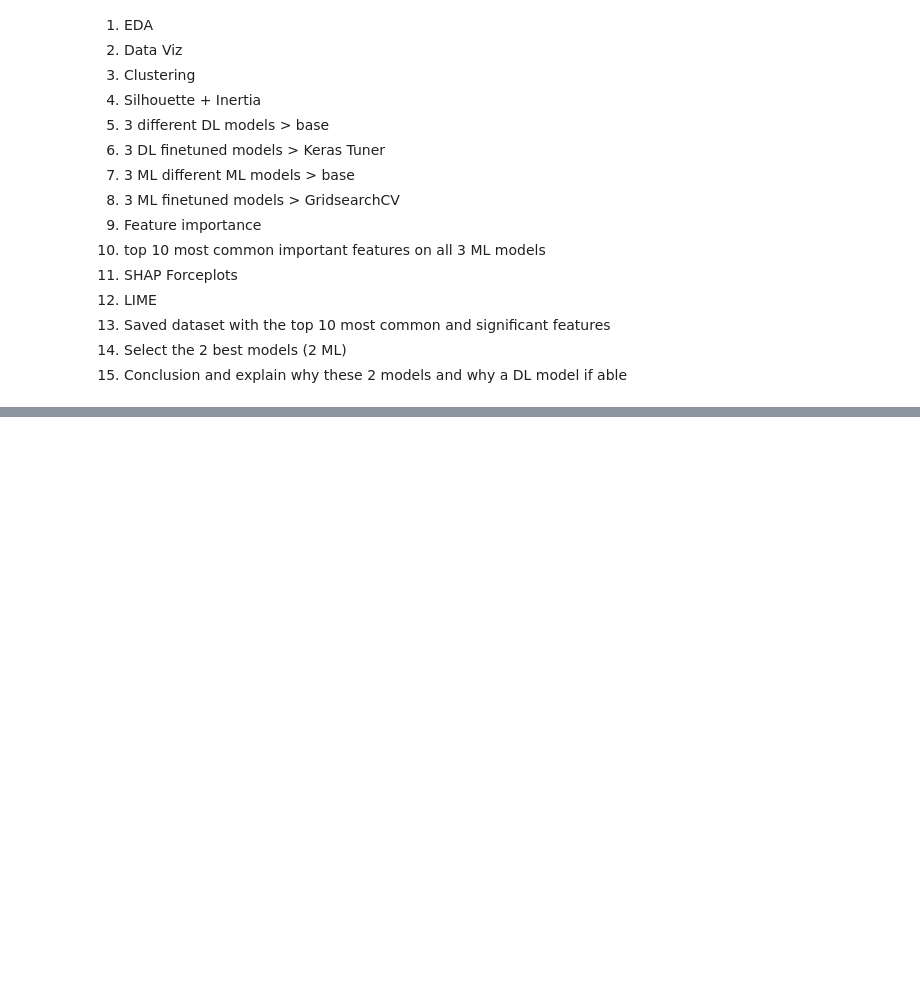
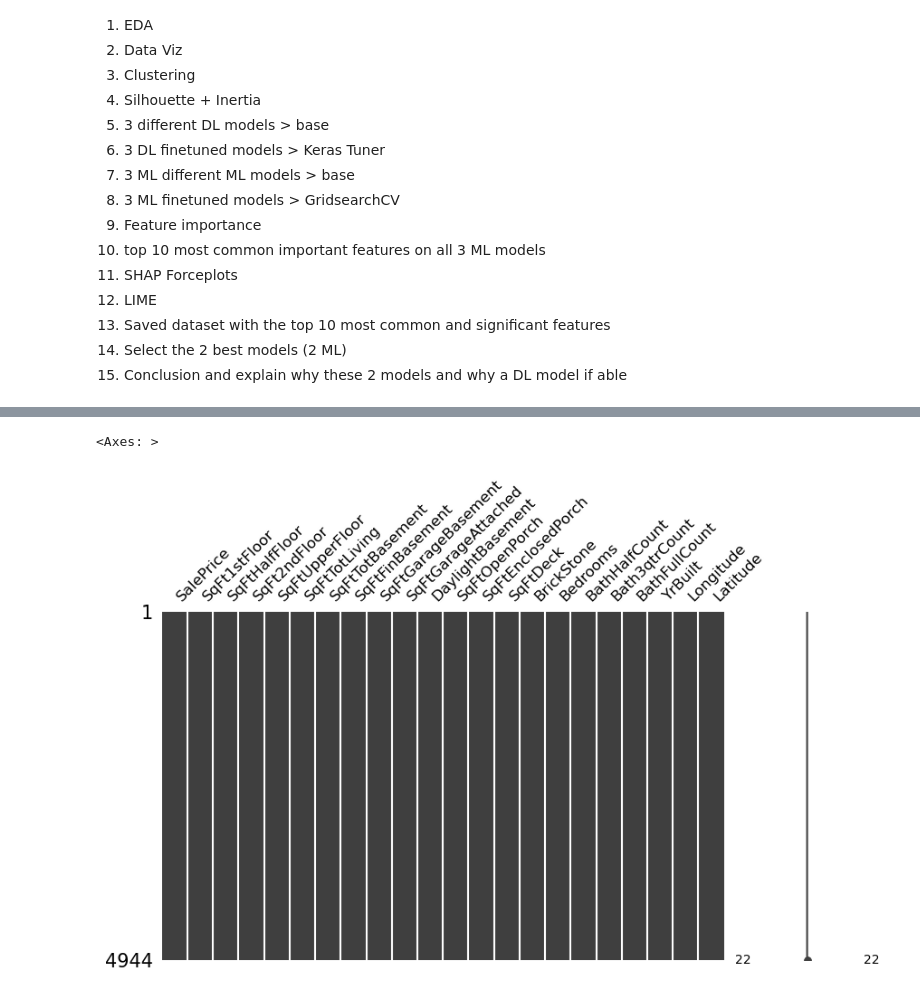
Before and after one commit to shintaronakamura28/Housing_sale_price_prediction, a Jupyter notebook: housing_analysis.ipynb, the cells around one changed output, grey strips where cells are left out. Saved outputs shown, nothing was run; the diff lists cells and outputs as text; code cells hidden in the pictures; blank space fills up the shorter version.

```diff
--- a/housing_analysis.ipynb
+++ b/housing_analysis.ipynb
@@ -63,0 +67,6 @@ mm
+# %%
+file_path = 'data/housing.csv'
+
+df = pd.read_csv(file_path)
+
+df.head()
@@ -63,0 +109,6 @@ mm
+# %%
+#visualize missing values
+mn.matrix(df, figsize=(10,5), width_ratios=(5,1), fontsize=12)
+# %% [output]
+<Axes: >
+[figure, added]
```
Also changed, not shown: parts of 16 cells of this notebook.
